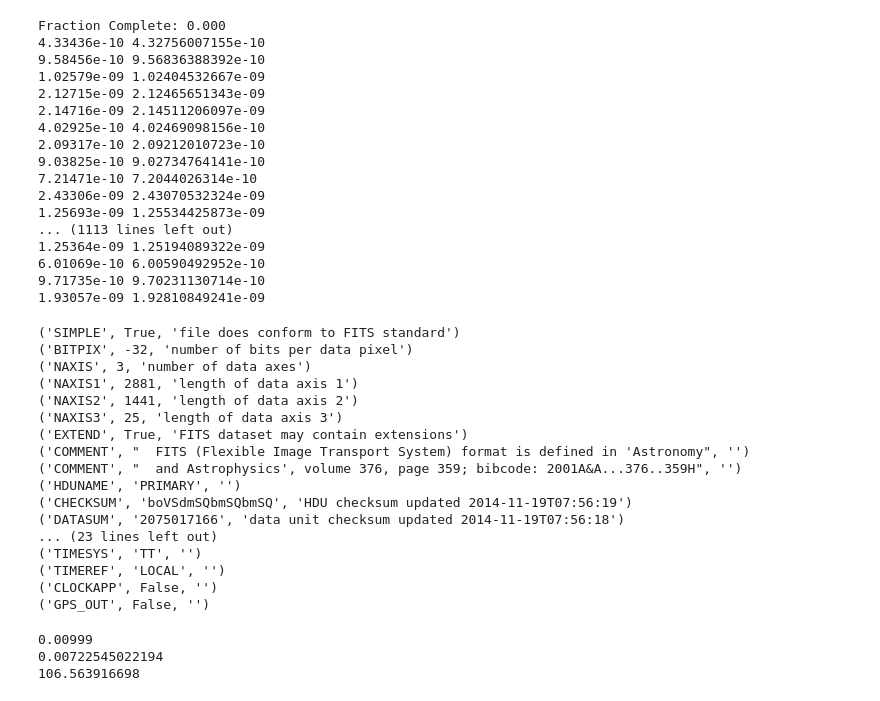
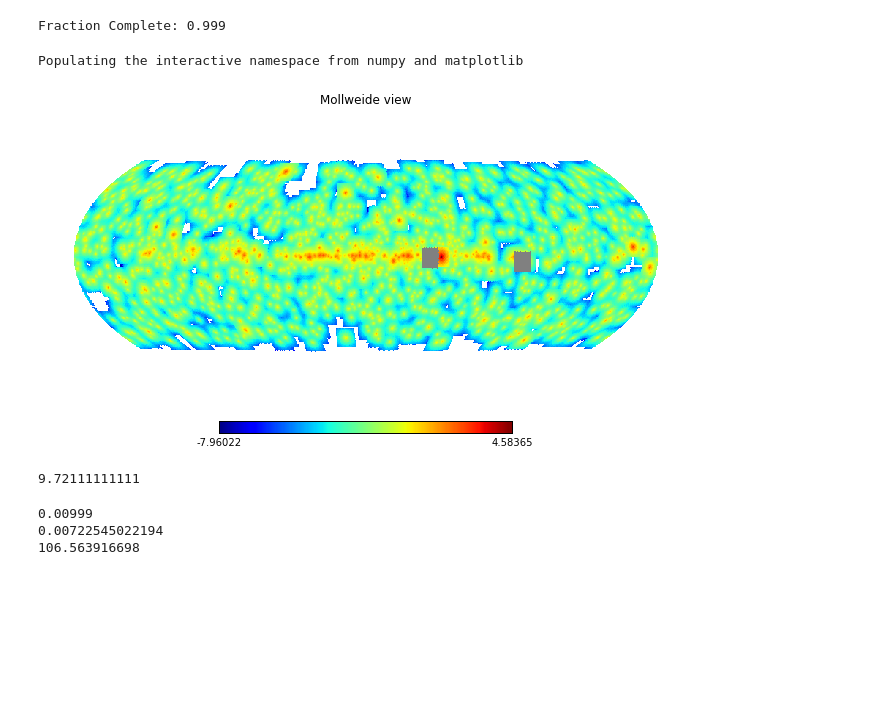
Before and after one commit to erccarls/GammaLike_dev, a Jupyter notebook: GenSourceMap.ipynb, the cells around one changed output. Drawn from its saved outputs; the diff is of its cells as text; code cells hidden in the pictures; blank space fills up the shorter version.

```diff
--- a/GenSourceMap.ipynb
+++ b/GenSourceMap.ipynb
@@ -6,6 +6,8 @@ from scipy.integrate import quad
 from scipy.special import expn
 import numpy as np
 import matplotlib.pyplot as plt
+import sys
+
 
 def GetSpec(specType):
     '''
@@ -143,6 +145,8 @@ def GenSourceMap(bin_edges,l_range=[-180,180],b_range=[-45,45],
                 realLat = glat+lat
                 # If we crossed the pole, also flip the meridian.
                 # TODO FIX BEHAVIOR NEAR POLES Currently not handled correctly
+                # A GOOD WAY TO DO THIS WOULD BE TO USE THE GAMMACAP CODE WHICH
+                # ROTATES A GIVEN INITIAL POSITION UP TO A SKYMAP POSITION.
                 if realLat > 90.: realLat-=90.
                 if realLat < -90.: realLat+=90.
                 if glon>180: glon-=360.
@@ -158,8 +162,9 @@ def GenSourceMap(bin_edges,l_range=[-180,180],b_range=[-45,45],
             #print cartMap.sum()
 
 
-        if i_idx%15==0:
-            print 'Fraction Complete:', '%.3f' % (np.float(i_idx)/len(idx_all))
+        if i_idx%1==0:
+            print '\rFraction Complete:', '%.3f' % (np.float(i_idx)/len(idx_all)),
+            sys.stdout.flush()
 
     return PSCMap
 
@@ -174,51 +179,26 @@ def GenSourceMap(bin_edges,l_range=[-180,180],b_range=[-45,45],
 bin_edges=[300, 350, 400, 450, 500, 557.4511962326, 624.9931144482831, 705.0811841511901, 800.9547380631948, 916.9544789959854, 1058.9994895010252, 1235.32183584898, 1457.6298200740125, 1743.0094229290717, 2117.148088832825, 2620.038055486477, 3316.5858204132596, 4317.5724796525965, 5824.226374320851, 8232.171915073328, 12404.648624640446, 20517.115667189668, 39361.808463774716, 99337.18520898951, 499999.9999999654]
 cmap = GenSourceMap(bin_edges,onlyidx=None)
 # %% [output]
-Fraction Complete: 0.000
-4.33436e-10 4.32756007155e-10
-9.58456e-10 9.56836388392e-10
-1.02579e-09 1.02404532667e-09
-2.12715e-09 2.12465651343e-09
-2.14716e-09 2.14511206097e-09
-4.02925e-10 4.02469098156e-10
-2.09317e-10 2.09212010723e-10
-9.03825e-10 9.02734764141e-10
-7.21471e-10 7.2044026314e-10
-2.43306e-09 2.43070532324e-09
-1.25693e-09 1.25534425873e-09
-... (1113 lines left out)
-1.25364e-09 1.25194089322e-09
-6.01069e-10 6.00590492952e-10
-9.71735e-10 9.70231130714e-10
-1.93057e-09 1.92810849241e-09
+Fraction Complete: 0.999
 # %%
-
-hdu=pyfits.open ('/data/fermi_data_1-8-14/gtexpcube2_ALL_BOTH')
-print hdu[0].header.cards
+%pylab inline
+import healpy
+#hdu=pyfits.open ('/data/fermi_data_1-8-14/gtexpcube2_ALL_BOTH')
+#print hdu[0].header.cards
+#print hdu[0].data.max()
 
 
 #healpy.mollview(np.log10())
 #healpy.mollview((np.log10(A.binned_data[10])))
-#healpy.mollview(np.log10(cmap[10]))
-#plt.show()
+healpy.mollview(np.log10(cmap[10]))
+plt.show()
 # %% [output]
-('SIMPLE', True, 'file does conform to FITS standard')
-('BITPIX', -32, 'number of bits per data pixel')
-('NAXIS', 3, 'number of data axes')
-('NAXIS1', 2881, 'length of data axis 1')
-('NAXIS2', 1441, 'length of data axis 2')
-('NAXIS3', 25, 'length of data axis 3')
-('EXTEND', True, 'FITS dataset may contain extensions')
-('COMMENT', "  FITS (Flexible Image Transport System) format is defined in 'Astronomy", '')
-('COMMENT', "  and Astrophysics', volume 376, page 359; bibcode: 2001A&A...376..359H", '')
-('HDUNAME', 'PRIMARY', '')
-('CHECKSUM', 'boVSdmSQbmSQbmSQ', 'HDU checksum updated 2014-11-19T07:56:19')
-('DATASUM', '2075017166', 'data unit checksum updated 2014-11-19T07:56:18')
-... (23 lines left out)
-('TIMESYS', 'TT', '')
-('TIMEREF', 'LOCAL', '')
-('CLOCKAPP', False, '')
-('GPS_OUT', False, '')
+Populating the interactive namespace from numpy and matplotlib
+[figure, added]
+# %%
+print (2.44972e+11/800)/3.15e7
+# %% [output]
+9.72111111111
 # %%
 import Analysis
 reload(Analysis)
```
Also changed, not shown: 7 other files.
